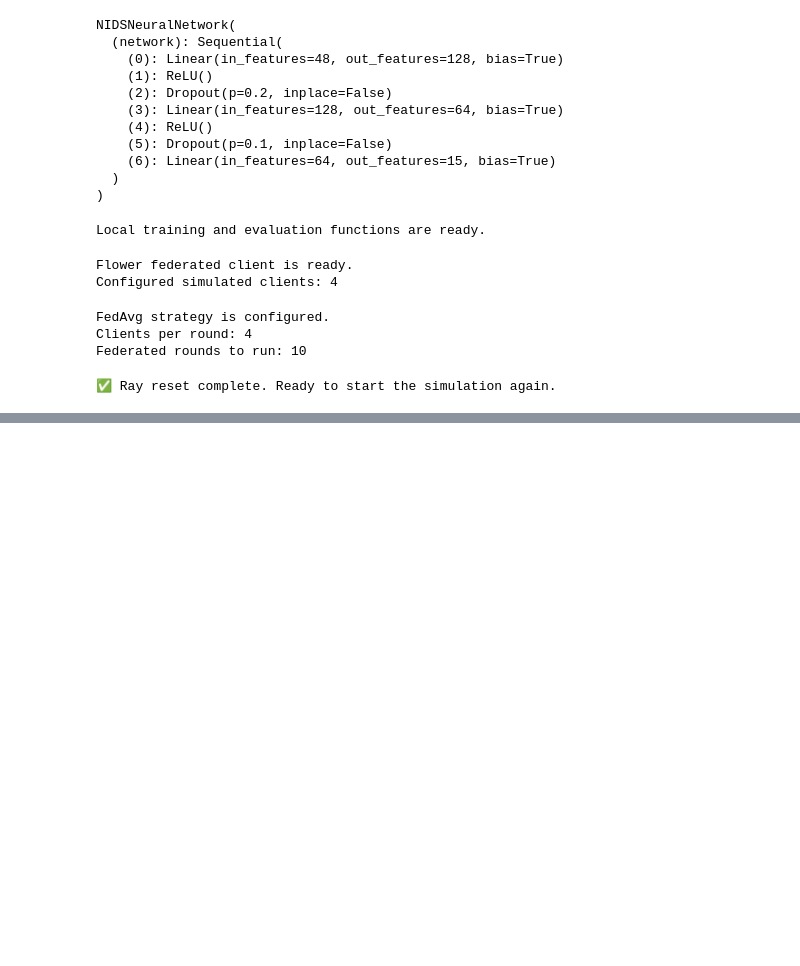
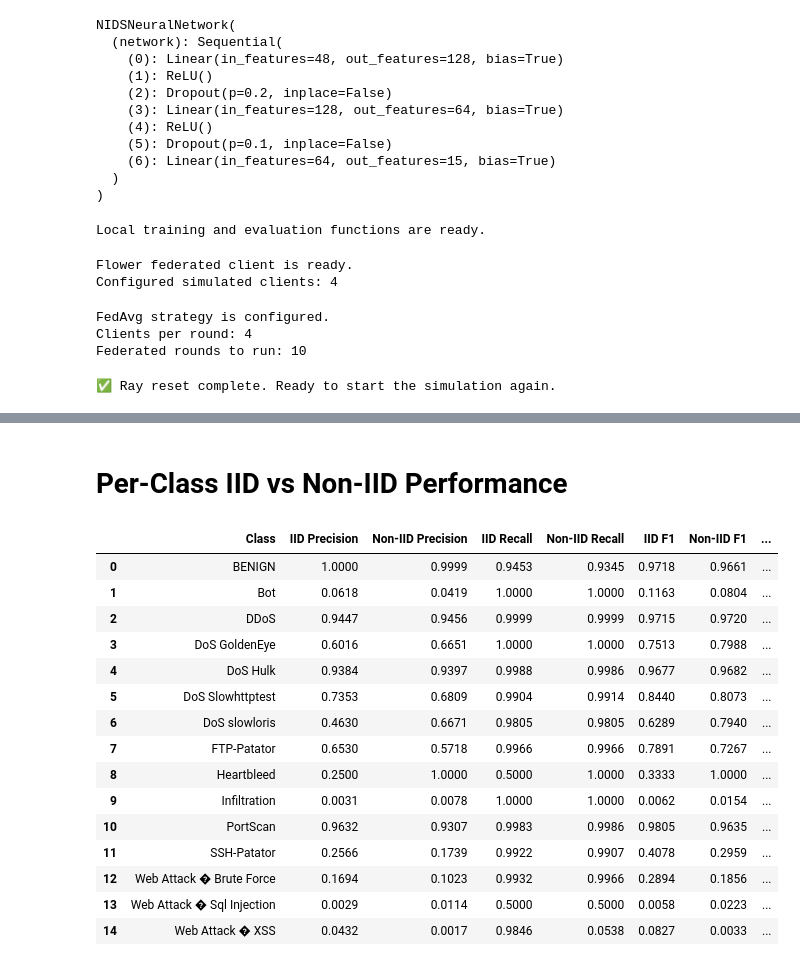
Before and after one commit to UzairShk/Privacy-Preserving-Federated-NIDS, a Jupyter notebook: notebooks/06_Federated_Learning.ipynb, the cells around one changed output, grey strips where cells are left out. Drawn from its saved outputs; the diff is of its cells as text; code cells hidden in the pictures; blank space fills up the shorter version.

```diff
--- a/notebooks/06_Federated_Learning.ipynb
+++ b/notebooks/06_Federated_Learning.ipynb
@@ -943,0 +1498,63 @@ Saved to: C:\MyFiles\Project\Privacy-Preserving-Federated-NIDS\results\federated
+# %% [markdown]
+# Per-Class IID vs Non-IID Performance
+# %%
+# ============================================================
+# PER-CLASS METRICS
+# ============================================================
+
+iid_report = pd.DataFrame(
+    classification_report(
+        y_true_iid,
+        y_pred_iid,
+        labels=np.arange(NUM_CLASSES),
+        target_names=label_encoder.classes_,
+        output_dict=True,
+        zero_division=0,
+    )
+).transpose()
+
+non_iid_report = pd.DataFrame(
+    classification_report(
+        y_true_non_iid,
+        y_pred_non_iid,
+        labels=np.arange(NUM_CLASSES),
+        target_names=label_encoder.classes_,
+        output_dict=True,
+        zero_division=0,
+    )
+).transpose()
+
+class_labels = list(label_encoder.classes_)
+
+per_class_metrics = pd.DataFrame({
+    "Class": class_labels,
+    "IID Precision": iid_report.loc[class_labels, "precision"].values,
+    "Non-IID Precision": non_iid_report.loc[class_labels, "precision"].values,
+    "IID Recall": iid_report.loc[class_labels, "recall"].values,
+    "Non-IID Recall": non_iid_report.loc[class_labels, "recall"].values,
+    "IID F1": iid_report.loc[class_labels, "f1-score"].values,
+    "Non-IID F1": non_iid_report.loc[class_labels, "f1-score"].values,
+})
+
+per_class_metrics["F1 Difference (pp)"] = (
+    (per_class_metrics["IID F1"] - per_class_metrics["Non-IID F1"]) * 100
+).round(2)
+
+display(per_class_metrics.round(4))
+# %% [output]
+|  | Class | IID Precision | Non-IID Precision | IID Recall | Non-IID Recall | IID F1 | Non-IID F1 | ... |
+| 0 | BENIGN | 1.0000 | 0.9999 | 0.9453 | 0.9345 | 0.9718 | 0.9661 | ... |
+| 1 | Bot | 0.0618 | 0.0419 | 1.0000 | 1.0000 | 0.1163 | 0.0804 | ... |
+| 2 | DDoS | 0.9447 | 0.9456 | 0.9999 | 0.9999 | 0.9715 | 0.9720 | ... |
+| 3 | DoS GoldenEye | 0.6016 | 0.6651 | 1.0000 | 1.0000 | 0.7513 | 0.7988 | ... |
+| 4 | DoS Hulk | 0.9384 | 0.9397 | 0.9988 | 0.9986 | 0.9677 | 0.9682 | ... |
+| 5 | DoS Slowhttptest | 0.7353 | 0.6809 | 0.9904 | 0.9914 | 0.8440 | 0.8073 | ... |
+| 6 | DoS slowloris | 0.4630 | 0.6671 | 0.9805 | 0.9805 | 0.6289 | 0.7940 | ... |
+| 7 | FTP-Patator | 0.6530 | 0.5718 | 0.9966 | 0.9966 | 0.7891 | 0.7267 | ... |
+| 8 | Heartbleed | 0.2500 | 1.0000 | 0.5000 | 1.0000 | 0.3333 | 1.0000 | ... |
+| 9 | Infiltration | 0.0031 | 0.0078 | 1.0000 | 1.0000 | 0.0062 | 0.0154 | ... |
+| 10 | PortScan | 0.9632 | 0.9307 | 0.9983 | 0.9986 | 0.9805 | 0.9635 | ... |
+| 11 | SSH-Patator | 0.2566 | 0.1739 | 0.9922 | 0.9907 | 0.4078 | 0.2959 | ... |
+| 12 | Web Attack � Brute Force | 0.1694 | 0.1023 | 0.9932 | 0.9966 | 0.2894 | 0.1856 | ... |
+| 13 | Web Attack � Sql Injection | 0.0029 | 0.0114 | 0.5000 | 0.5000 | 0.0058 | 0.0223 | ... |
+| 14 | Web Attack � XSS | 0.0432 | 0.0017 | 0.9846 | 0.0538 | 0.0827 | 0.0033 | ... |
```
Also changed, not shown: parts of 21 cells of this notebook.
